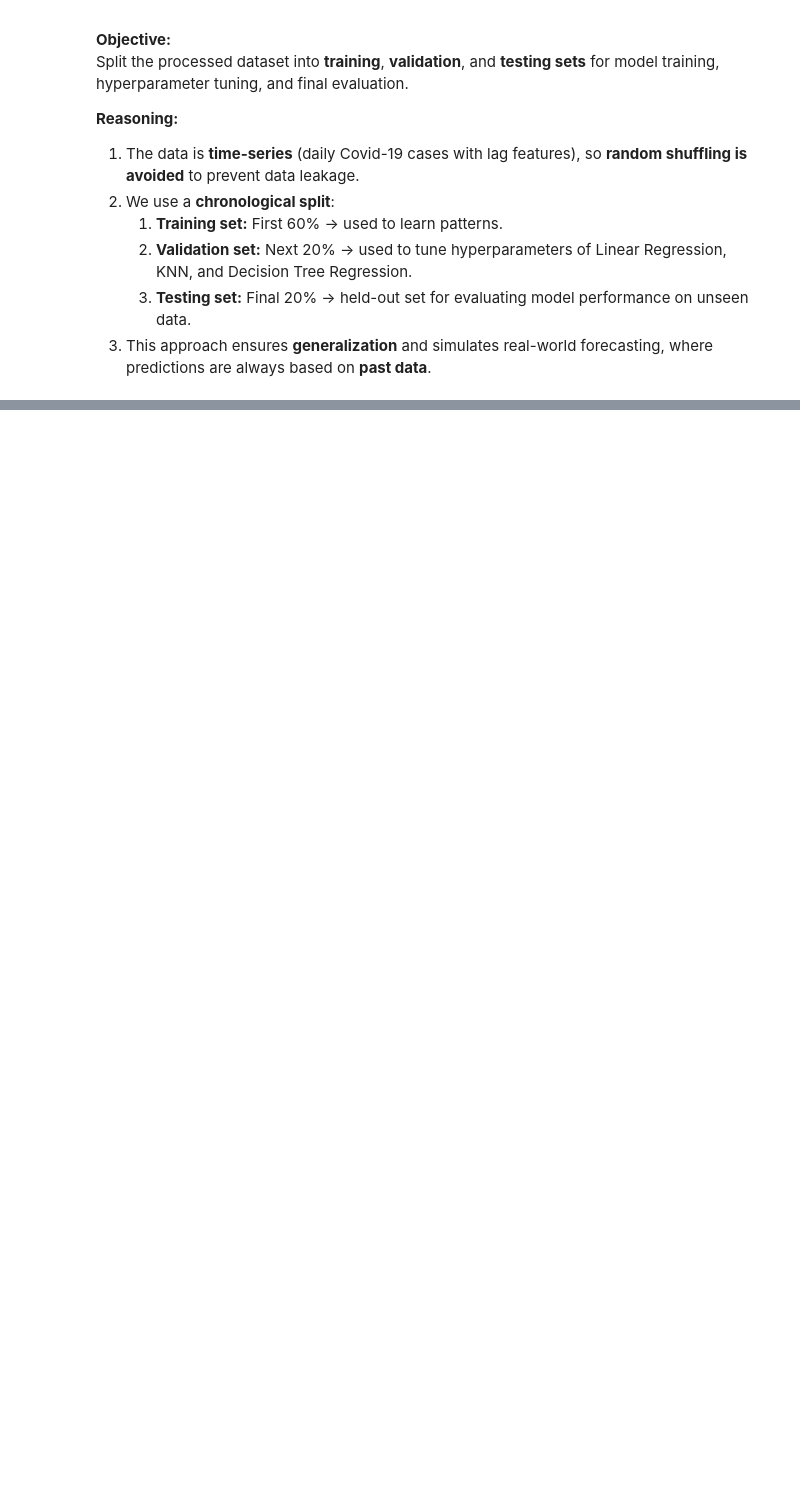
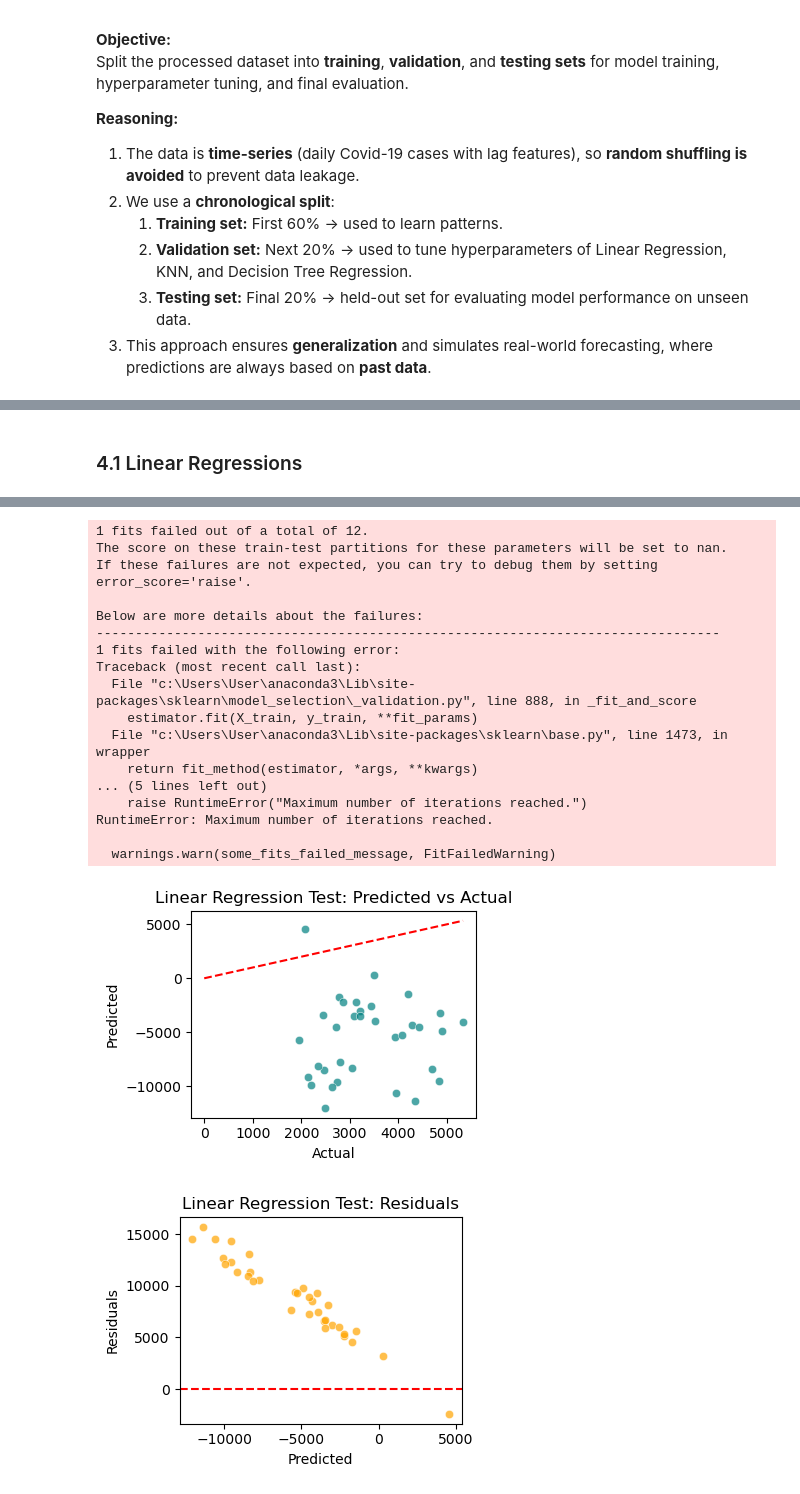
Before and after one commit to ca1phas/Lab-3-Supervised-Learning, a Jupyter notebook: Lab3_P2_G3.ipynb, the cells around one changed output, grey strips where cells are left out. Drawn from its saved outputs; the diff is of its cells as text; code cells hidden in the pictures; blank space fills up the shorter version.

```diff
--- a/Lab3_P2_G3.ipynb
+++ b/Lab3_P2_G3.ipynb
@@ -667,0 +521,57 @@ Plots will be used to support both **individual model performance** and **compar
+# %% [markdown]
+### 4.1 Linear Regressions
+# %%
+# Linear Regression (Ordinary Least Squares)
+linear_params = {"fit_intercept": [True, False], "positive": [True, False]}
+best_linear, metrics_train_linear, metrics_val_linear, metrics_test_linear, t_linear = run_full_regression_pipeline(
+    LinearRegression(), linear_params, X_train, y_train, X_val, y_val, X_test, y_test, model_name="Linear Regression"
+)
+all_results["Linear"] = {
+    "Train": metrics_train_linear,
+    "Validation": metrics_val_linear,
+    "Test": metrics_test_linear,
+    "Train Time": t_linear
+}
+
+# Ridge Regression
+ridge_params = {"alpha": [0.01, 0.1, 1, 10], "fit_intercept": [True, False], "positive": [True, False]}
+best_ridge, metrics_train_ridge, metrics_val_ridge, metrics_test_ridge, t_ridge = run_full_regression_pipeline(
+    Ridge(), ridge_params, X_train, y_train, X_val, y_val, X_test, y_test, model_name="Ridge Regression"
+)
+all_results["Ridge"] = {
+    "Train": metrics_train_ridge,
+    "Validation": metrics_val_ridge,
+    "Test": metrics_test_ridge,
+    "Train Time": t_ridge
+}
+
+# Lasso Regression
+lasso_params = {"alpha": [0.01, 0.1, 1, 10], "fit_intercept": [True, False], "positive": [True, False], "max_iter": [50000]}
+best_lasso, metrics_train_lasso, metrics_val_lasso, metrics_test_lasso, t_lasso = run_full_regression_pipeline(
+    Lasso(), lasso_params, X_train, y_train, X_val, y_val, X_test, y_test, model_name="Lasso Regression"
+)
+all_results["Lasso"] = {
+    "Train": metrics_train_lasso,
+    "Validation": metrics_val_lasso,
+    "Test": metrics_test_lasso,
+    "Train Time": t_lasso
+}
+
+# ElasticNet Regression
+elasticnet_params = {
+    "alpha": [0.01, 0.1, 1, 10],
+    "l1_ratio": [0.3, 0.5, 0.7],
+    "fit_intercept": [True, False],
+    "positive": [True, False],
+    "max_iter": [50000]
+}
+best_elastic, metrics_train_elastic, metrics_val_elastic, metrics_test_elastic, t_elastic = run_full_regression_pipeline(
+    ElasticNet(), elasticnet_params, X_train, y_train, X_val, y_val, X_test, y_test, model_name="ElasticNet Regression"
+)
+all_results["ElasticNet"] = {
+    "Train": metrics_train_elastic,
+    "Validation": metrics_val_elastic,
+    "Test": metrics_test_elastic,
+    "Train Time": t_elastic
+}
+# %% [output]
@@ -667,0 +585,19 @@ Plots will be used to support both **individual model performance** and **compar
+1 fits failed out of a total of 12.
+The score on these train-test partitions for these parameters will be set to nan.
+If these failures are not expected, you can try to debug them by setting error_score='raise'.
+
+Below are more details about the failures:
+--------------------------------------------------------------------------------
+1 fits failed with the following error:
+Traceback (most recent call last):
+  File "c:\Users\User\anaconda3\Lib\site-packages\sklearn\model_selection\_validation.py", line 888, in _fit_and_score
+    estimator.fit(X_train, y_train, **fit_params)
+  File "c:\Users\User\anaconda3\Lib\site-packages\sklearn\base.py", line 1473, in wrapper
+    return fit_method(estimator, *args, **kwargs)
+... (5 lines left out)
+    raise RuntimeError("Maximum number of iterations reached.")
+RuntimeError: Maximum number of iterations reached.
+
+  warnings.warn(some_fits_failed_message, FitFailedWarning)
+[figure, added]
+[figure, added]
```
Also changed, not shown: parts of 26 cells of this notebook, 2 other files.
